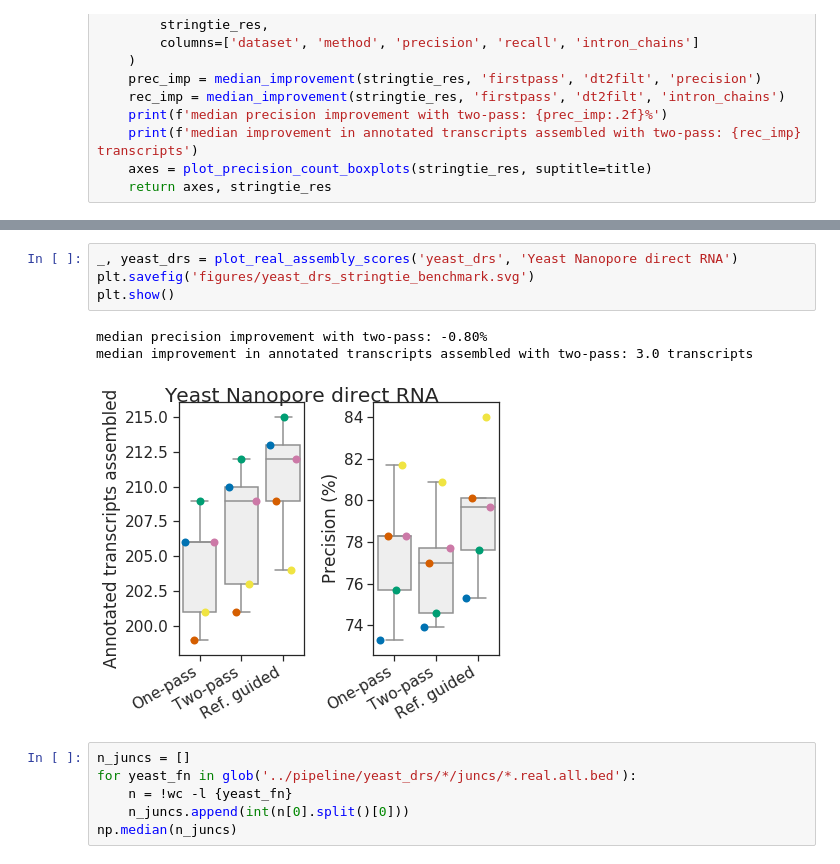
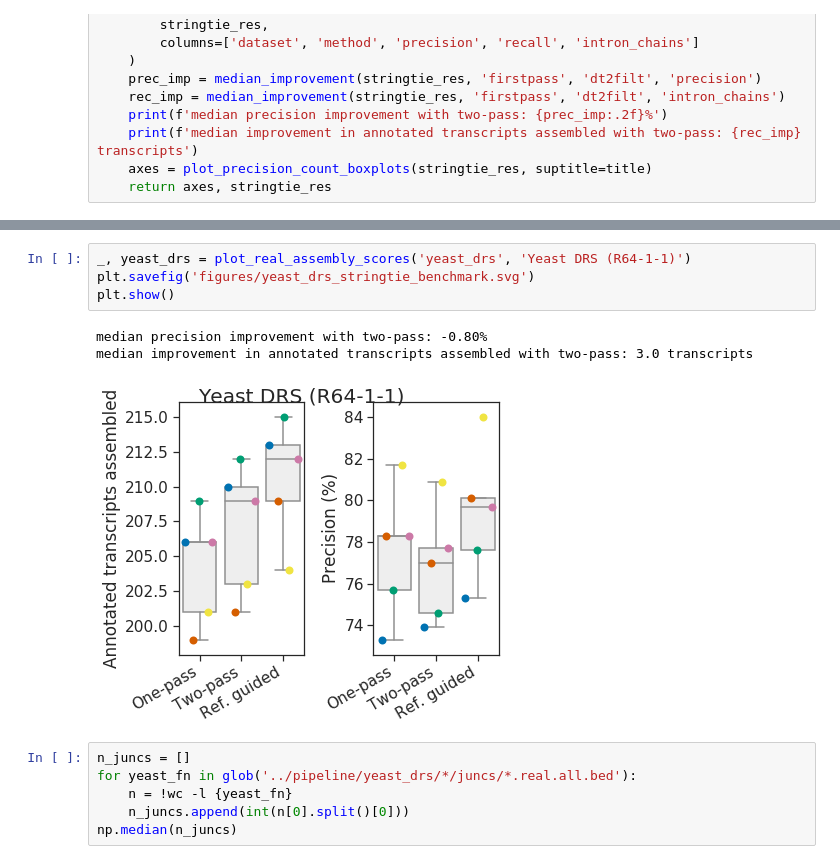
Before and after one commit to bartongroup/two_pass_alignment_pipeline, a Jupyter notebook: notebooks/benchmark_two_pass_transcript_assembly.ipynb, the cells around one changed output, grey strips where cells are left out. Cells and saved outputs as stored; diff of their text form.

```diff
--- a/notebooks/benchmark_two_pass_transcript_assembly.ipynb
+++ b/notebooks/benchmark_two_pass_transcript_assembly.ipynb
@@ -336,11 +336,11 @@ median improvement in annotated transcripts assembled with two-pass: 238.0 trans
 # %%
-_, yeast_drs = plot_real_assembly_scores('yeast_drs', 'Yeast Nanopore direct RNA')
+_, yeast_drs = plot_real_assembly_scores('yeast_drs', 'Yeast DRS (R64-1-1)')
 plt.savefig('figures/yeast_drs_stringtie_benchmark.svg')
 plt.show()
 # %% [output]
 median precision improvement with two-pass: -0.80%
 median improvement in annotated transcripts assembled with two-pass: 3.0 transcripts
-[figure, old version]
+[figure, new version]
 # %%
 n_juncs = []
 for yeast_fn in glob('../pipeline/yeast_drs/*/juncs/*.real.all.bed'):
```
Also changed, not shown: parts of 4 cells of this notebook, 8 other files.
